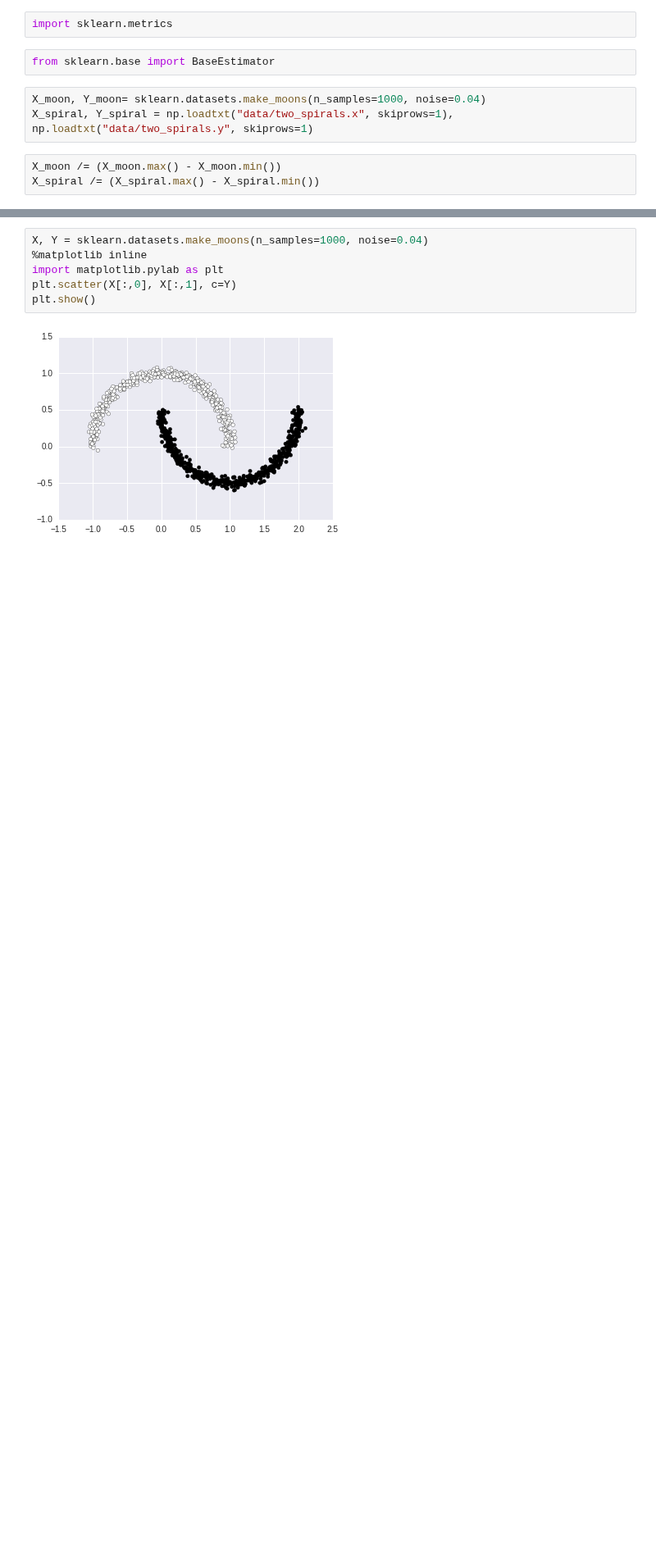
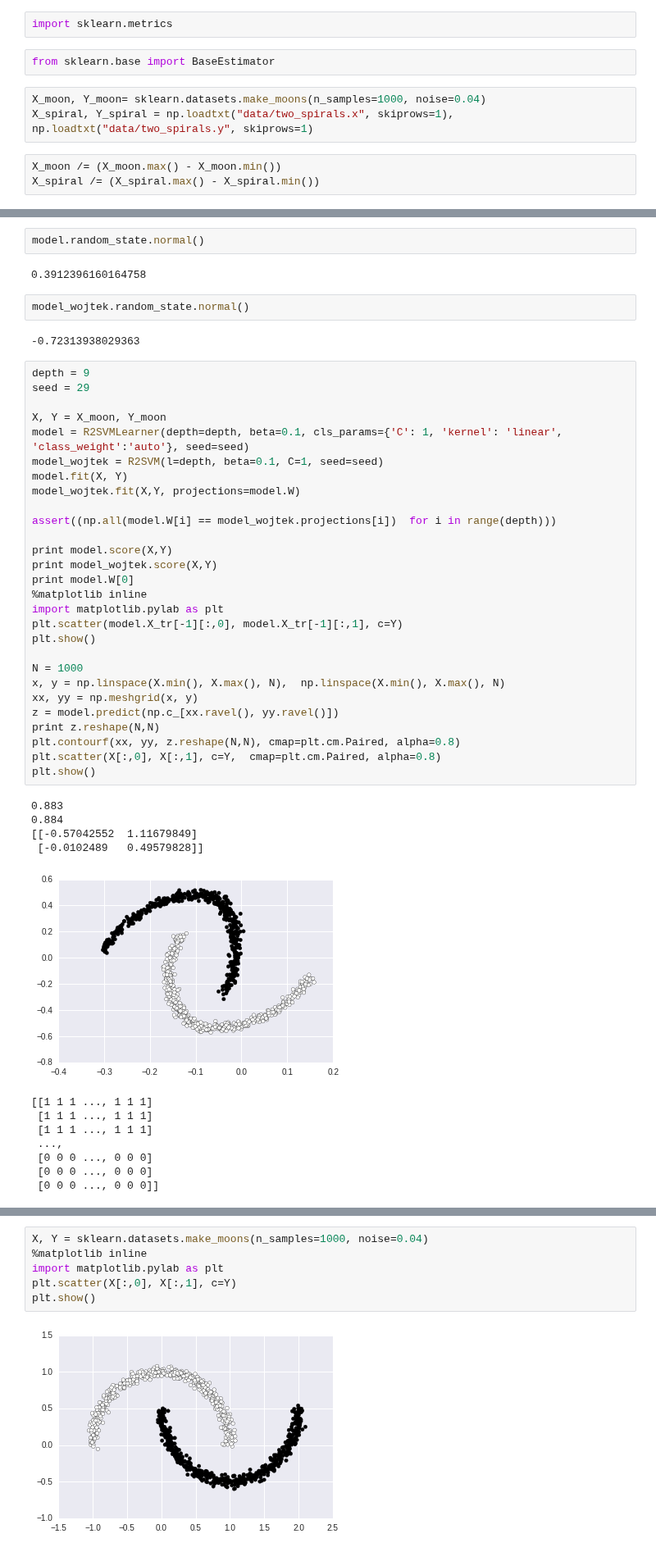
Before and after one commit to kudkudak/r2-learner, a Jupyter notebook: sketchbook.ipynb, the cells around one changed output, grey strips where cells are left out. Shown at 82% size. Cells and saved outputs as stored; diff of their text form; blank space fills up the shorter version.

```diff
--- a/sketchbook.ipynb
+++ b/sketchbook.ipynb
@@ -164,0 +302,49 @@ print model.score(X,Y)
+# %%
+model.random_state.normal()
+# %% [output]
+0.3912396160164758
+# %%
+model_wojtek.random_state.normal()
+# %% [output]
+-0.72313938029363
+# %%
+depth = 9
+seed = 29
+
+X, Y = X_moon, Y_moon
+model = R2SVMLearner(depth=depth, beta=0.1, cls_params={'C': 1, 'kernel': 'linear', 'class_weight':'auto'}, seed=seed)
+model_wojtek = R2SVM(l=depth, beta=0.1, C=1, seed=seed)
+model.fit(X, Y)
+model_wojtek.fit(X,Y, projections=model.W)
+
+assert((np.all(model.W[i] == model_wojtek.projections[i])  for i in range(depth)))
+
+print model.score(X,Y)
+print model_wojtek.score(X,Y)
+print model.W[0]
+%matplotlib inline
+import matplotlib.pylab as plt
+plt.scatter(model.X_tr[-1][:,0], model.X_tr[-1][:,1], c=Y)
+plt.show()
+
+N = 1000
+x, y = np.linspace(X.min(), X.max(), N),  np.linspace(X.min(), X.max(), N)
+xx, yy = np.meshgrid(x, y)
+z = model.predict(np.c_[xx.ravel(), yy.ravel()])
+print z.reshape(N,N)
+plt.contourf(xx, yy, z.reshape(N,N), cmap=plt.cm.Paired, alpha=0.8)
+plt.scatter(X[:,0], X[:,1], c=Y,  cmap=plt.cm.Paired, alpha=0.8)
+plt.show()
+# %% [output]
+0.883
+0.884
+[[-0.57042552  1.11679849]
+ [-0.0102489   0.49579828]]
+[figure, added]
+[[1 1 1 ..., 1 1 1]
+ [1 1 1 ..., 1 1 1]
+ [1 1 1 ..., 1 1 1]
+ ...,
+ [0 0 0 ..., 0 0 0]
+ [0 0 0 ..., 0 0 0]
+ [0 0 0 ..., 0 0 0]]
```
Also changed, not shown: parts of 21 cells of this notebook.
